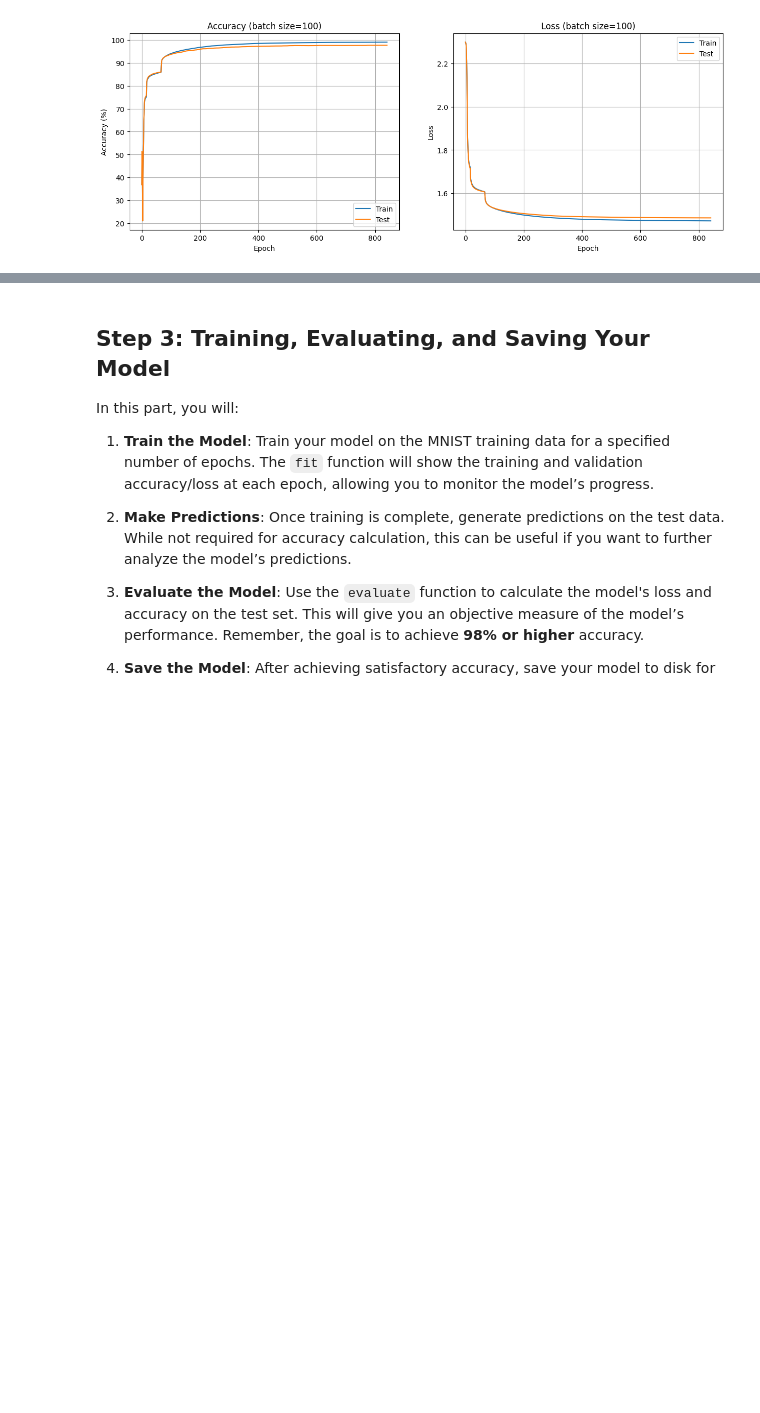
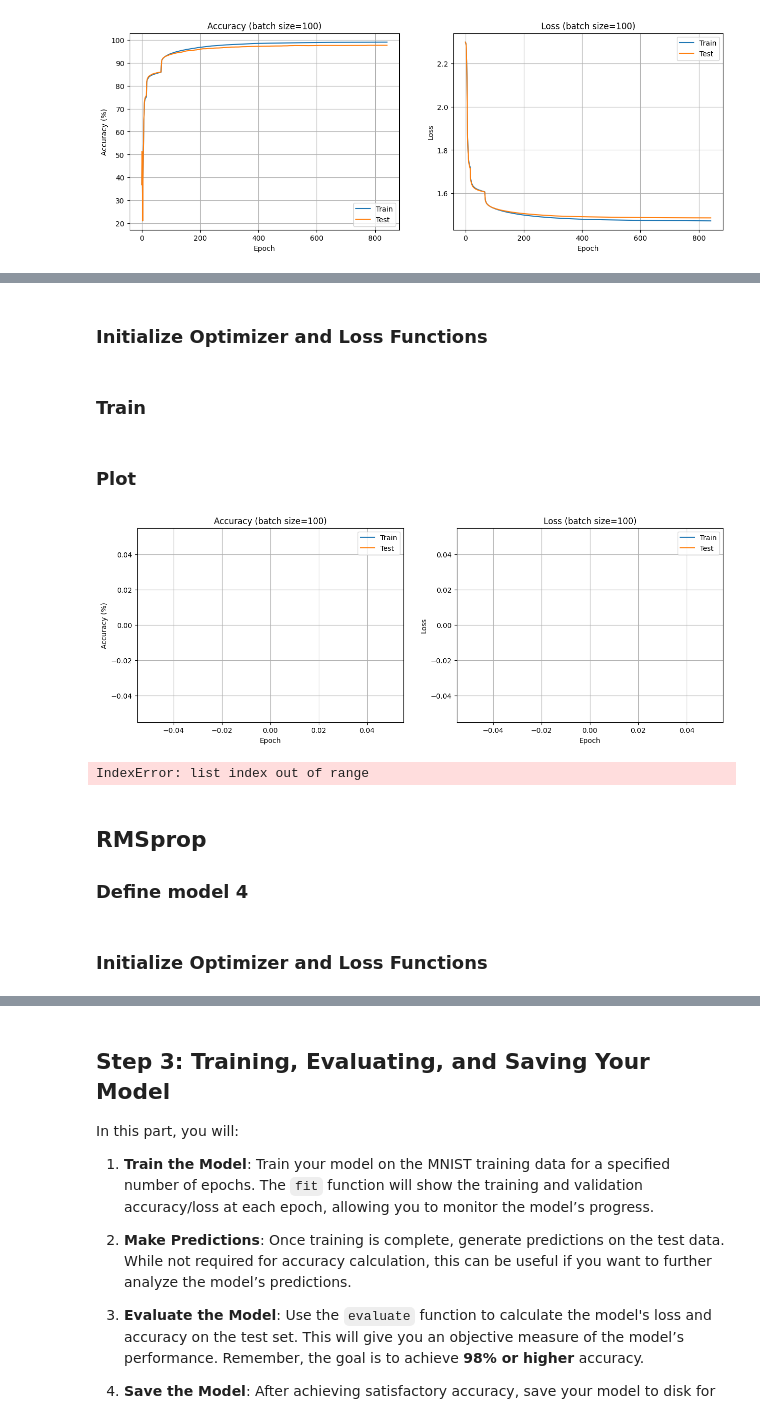
Before and after one commit to ILoveBacteria/machine-learning-assignments, a Jupyter notebook: assignment3/P3/3_MNIST_Classification.ipynb, the cells around one changed output, grey strips where cells are left out. Saved outputs shown, nothing was run; the diff lists cells and outputs as text; code cells hidden in the pictures; blank space fills up the shorter version.

Commit message:
Add more optimizers

```diff
--- a/assignment3/P3/3_MNIST_Classification.ipynb
+++ b/assignment3/P3/3_MNIST_Classification.ipynb
@@ -441,7 +441,7 @@ class NeuralNetwork(MyBaseModel):
 MODEL_PATH = BASE_PATH + 'model2_mini_batch.pt'
 model = NeuralNetwork.load(MODEL_PATH)
 if not model:
-    model = NeuralNetwork(MODEL_PATH)
+    model = NeuralNetwork()
 model.to(device)
 # %% [output]
 Loading from disc: ./model2_mini_batch.pt
@@ -570,0 +572,6 @@ plt.grid()
+# %%
+MODEL_PATH = BASE_PATH + 'model3_adagrad.pt'
+model = NeuralNetwork.load(MODEL_PATH)
+if not model:
+    model = NeuralNetwork()
+model.to(device)
@@ -570,0 +591,8 @@ plt.grid()
+# %% [markdown]
+### Initialize Optimizer and Loss Functions
+# %%
+learning_rate = 0.01
+loss_fn = nn.CrossEntropyLoss()
+optimizer = torch.optim.Adagrad(model.parameters(), lr=learning_rate)
+# %% [markdown]
+### Train
@@ -570,0 +637,32 @@ plt.grid()
+# %% [markdown]
+### Plot
+# %%
+plt.figure(figsize=(15, 5))
+plt.subplot(1, 2, 1)
+plt.plot(np.arange(len(model.accuracy_train_history)), np.array(model.accuracy_train_history) * 100, label='Train')
+plt.plot(np.arange(len(model.accuracy_test_history)), np.array(model.accuracy_test_history) * 100, label='Test')
+plt.xlabel('Epoch')
+plt.ylabel('Accuracy (%)')
+plt.title('Accuracy (batch size=100)')
+plt.legend()
+plt.grid()
+
+plt.subplot(1, 2, 2)
+plt.plot(np.arange(len(model.loss_train_history)), np.array(model.loss_train_history), label='Train')
+plt.plot(np.arange(len(model.loss_test_history)), np.array(model.loss_test_history), label='Test')
+plt.xlabel('Epoch')
+plt.ylabel('Loss')
+plt.title('Loss (batch size=100)')
+plt.legend()
+plt.grid()
+# %% [output]
+[figure, added]
+# %%
+print(f'best loss on test dataset = {model.loss_test_history[-1]:.2f}')
+print(f'best accuracy on test dataset = {model.accuracy_test_history[-1] * 100}%')
+# %% [output]
+IndexError: list index out of range
+# %% [markdown]
+## RMSprop
+
+### Define model 4
@@ -570,0 +675,2 @@ plt.grid()
+# %% [markdown]
+### Initialize Optimizer and Loss Functions
```
Also changed, not shown: parts of 24 cells of this notebook.
